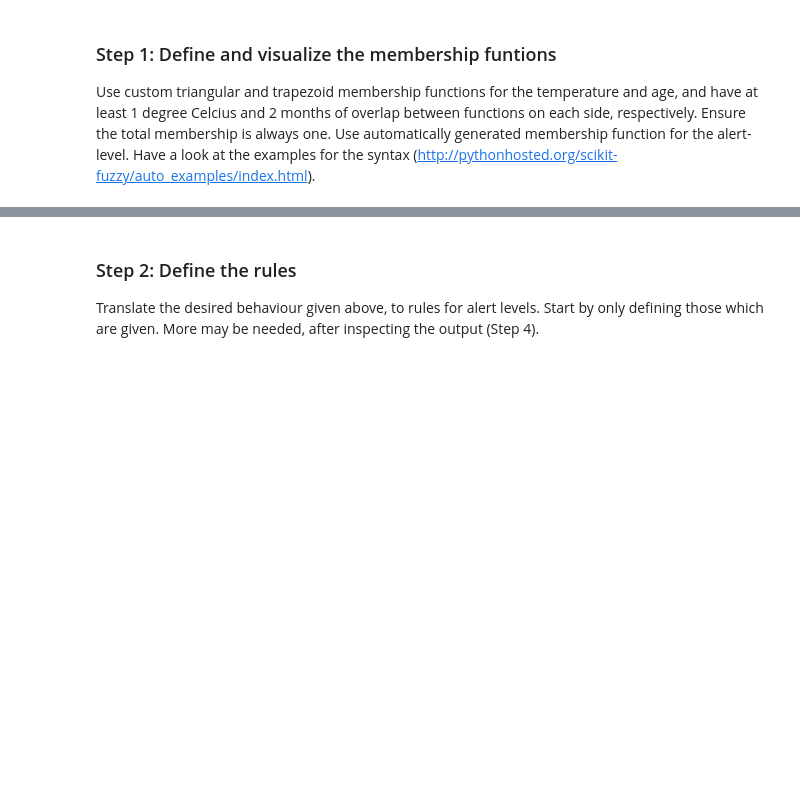
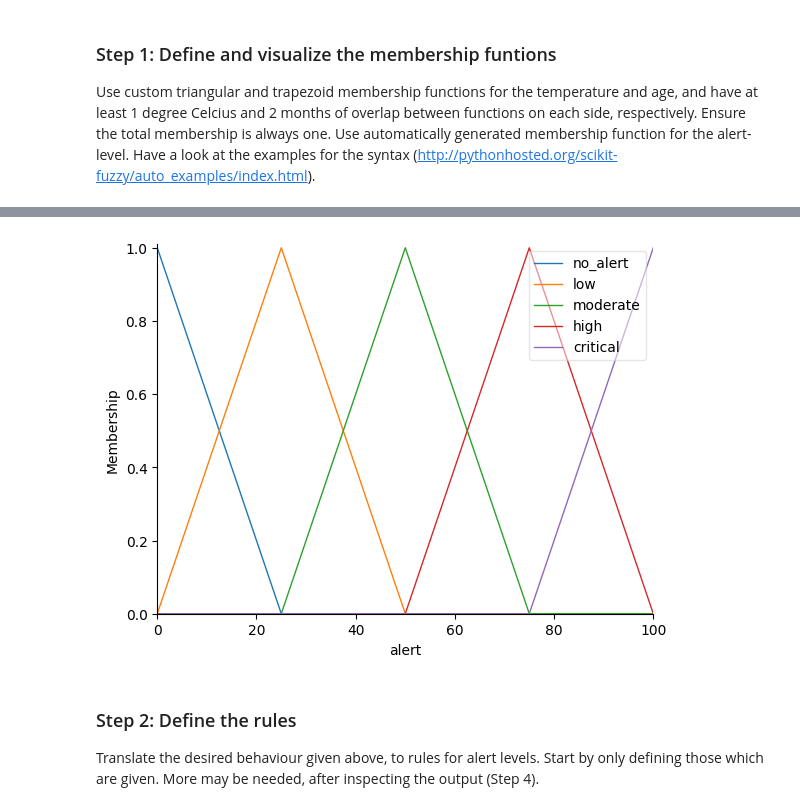
Before and after one commit to HosseinOutward/VUB-ACS-25_HIDSS, a Jupyter notebook: WPO2/WPO2_student.ipynb, the cells around one changed output, grey strips where cells are left out. Cells and saved outputs as stored; diff of their text form; code cells hidden in the pictures; blank space fills up the shorter version.

```diff
--- a/WPO2/WPO2_student.ipynb
+++ b/WPO2/WPO2_student.ipynb
@@ -96,3 +133,9 @@ Use custom triangular and trapezoid membership functions for the temperature and
+# %%
+# Alert membership functions (automf)
+alert.automf(5, names=['no_alert', 'low', 'moderate', 'high', 'critical'])
+alert.view()
+# %% [output]
+[figure, added]
 # %% [markdown]
 ### Step 2: Define the rules
 Translate the desired behaviour given above, to rules for alert levels. Start by only defining those which are given. More may be needed, after inspecting the output (Step 4).
```
Also changed, not shown: parts of 48 cells of this notebook.
